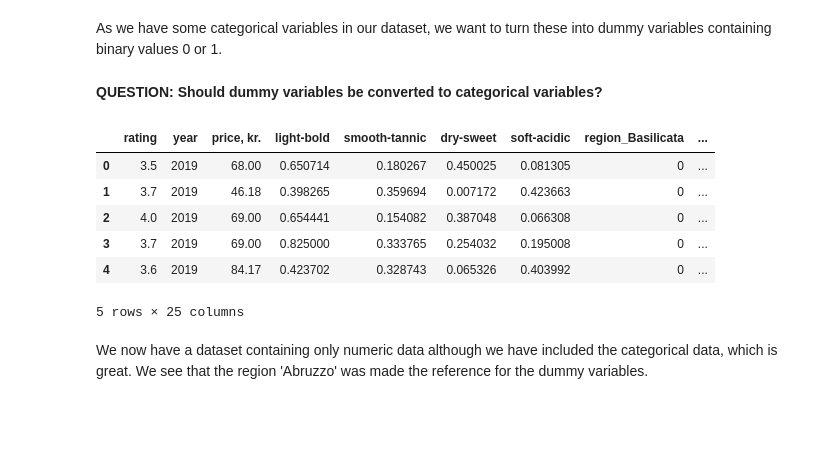
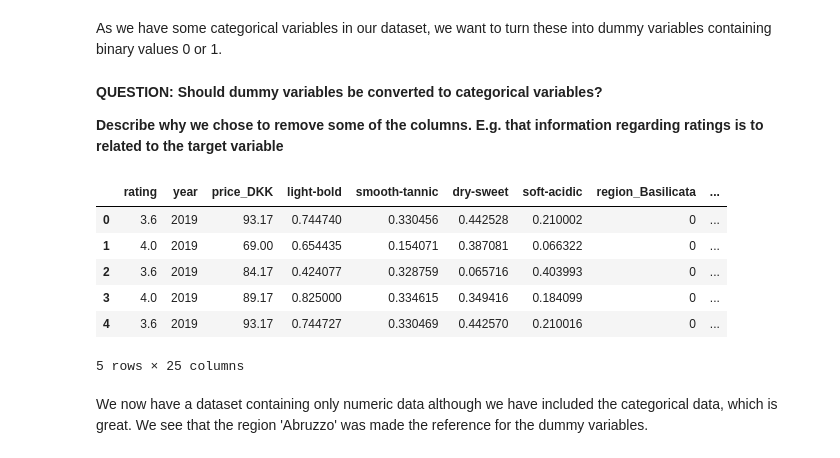
Before and after one commit to lassekrone/Group-21, a Jupyter notebook: Modelling_Final.ipynb, the cells around one changed output. Saved outputs shown, nothing was run; the diff lists cells and outputs as text; code cells hidden in the pictures; blank space fills up the shorter version.

```diff
--- a/Modelling_Final.ipynb
+++ b/Modelling_Final.ipynb
@@ -33,6 +32,7 @@ As we are trying to predict the rating of wines based on a number of characteris
 # %% [markdown]
 In section XX we cleaned our data and it is now ready to preprocess in order to use it for modelling. The cleaned data looks like the following:
 # %%
-df_cleaned = pd.read_csv('merged_data2.csv', index_col=0)
+df_cleaned = pd.read_csv('merged_data.csv', index_col=0)
+print('No. of rows and columns:', df_cleaned.shape)
 df_cleaned.head()
 # %% [output]
@@ -50,19 +51,21 @@ Although our dataset is structured and cleaned for e.g. missing values, we still
 As we have some categorical variables in our dataset, we want to turn these into dummy variables containing binary values 0 or 1.
 # %% [markdown]
 **QUESTION: Should dummy variables be converted to categorical variables?**
+
+**Describe why we chose to remove some of the columns. E.g. that information regarding ratings is to related to the target variable**
 # %%
 dummies = pd.get_dummies(df_cleaned, columns=['region'], drop_first=True) # Using drop_first to avoid The Dummy Variable Trap
 df_dummies = pd.concat([df_cleaned, dummies], axis=1)
-df_dummies.drop(['name', 'sub_region', 'region', 'winery', 'light-bold-cat', 'smooth-tannic-cat', 'dry-sweet-cat', 'soft-acidic-cat', 'kompas', 'kompas2'], inplace=True, axis=1)
+df_dummies.drop(['name', 'sub_region', 'region', 'total_ratings', 'total_reviews', 'winery', 'light-bold-cat', 'smooth-tannic-cat', 'dry-sweet-cat', 'soft-acidic-cat', 'cardinal_1', 'cardinal_2'], inplace=True, axis=1)
 df_dummies = df_dummies.iloc[:, 7:] # Drop duplicated columns
 df_dummies.head()
 # %% [output]
-|  | rating | year | price, kr. | light-bold | smooth-tannic | dry-sweet | soft-acidic | region_Basilicata | ... |
-| 0 | 3.5 | 2019 | 68.00 | 0.650714 | 0.180267 | 0.450025 | 0.081305 | 0 | ... |
-| 1 | 3.7 | 2019 | 46.18 | 0.398265 | 0.359694 | 0.007172 | 0.423663 | 0 | ... |
-| 2 | 4.0 | 2019 | 69.00 | 0.654441 | 0.154082 | 0.387048 | 0.066308 | 0 | ... |
-| 3 | 3.7 | 2019 | 69.00 | 0.825000 | 0.333765 | 0.254032 | 0.195008 | 0 | ... |
-| 4 | 3.6 | 2019 | 84.17 | 0.423702 | 0.328743 | 0.065326 | 0.403992 | 0 | ... |
+|  | rating | year | price_DKK | light-bold | smooth-tannic | dry-sweet | soft-acidic | region_Basilicata | ... |
+| 0 | 3.6 | 2019 | 93.17 | 0.744740 | 0.330456 | 0.442528 | 0.210002 | 0 | ... |
+| 1 | 4.0 | 2019 | 69.00 | 0.654435 | 0.154071 | 0.387081 | 0.066322 | 0 | ... |
+| 2 | 3.6 | 2019 | 84.17 | 0.424077 | 0.328759 | 0.065716 | 0.403993 | 0 | ... |
+| 3 | 4.0 | 2019 | 89.17 | 0.825000 | 0.334615 | 0.349416 | 0.184099 | 0 | ... |
+| 4 | 3.6 | 2019 | 93.17 | 0.744727 | 0.330469 | 0.442570 | 0.210016 | 0 | ... |
 5 rows × 25 columns
 # %% [markdown]
 We now have a dataset containing only numeric data although we have included the categorical data, which is great. We see that the region 'Abruzzo' was made the reference for the dummy variables.
```
Also changed, not shown: parts of 56 cells of this notebook.
